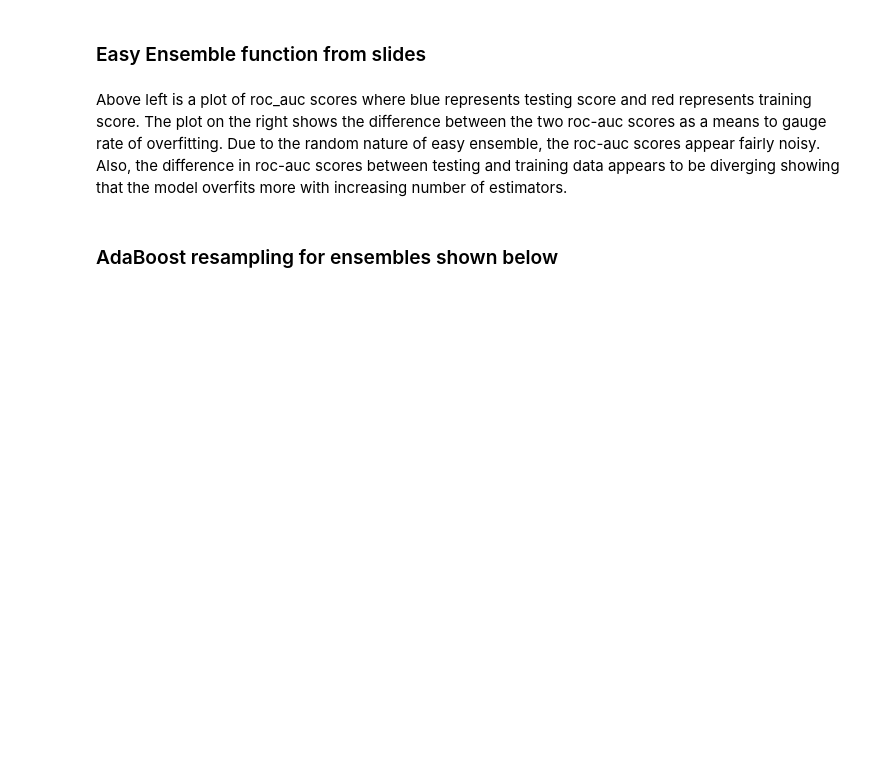
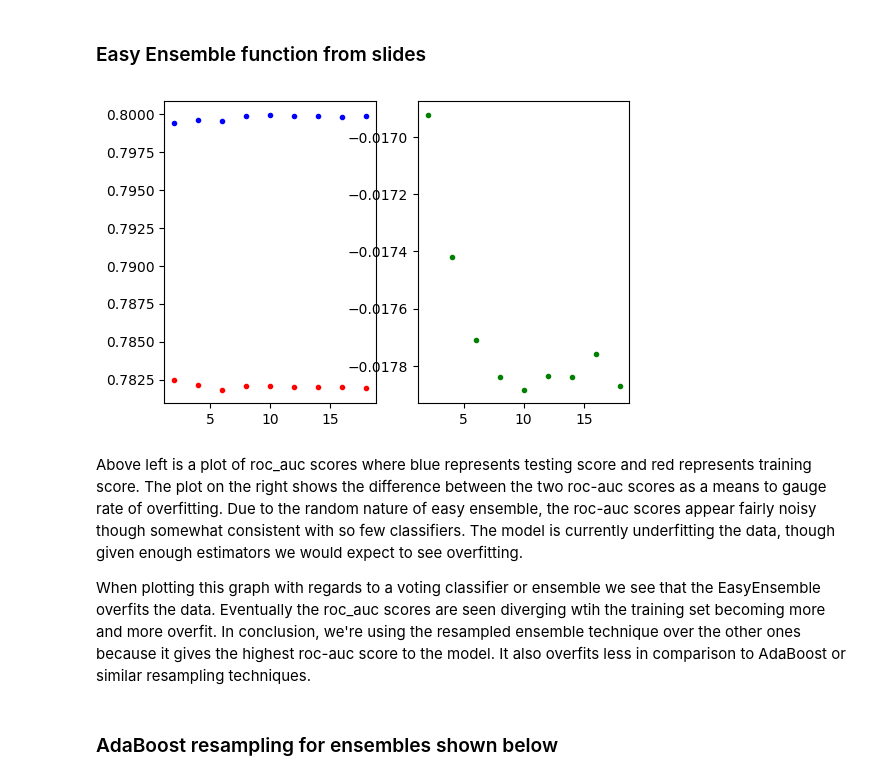
Before and after one commit to jagerhartman1/homework-iii-jagerhartman1-master, a Jupyter notebook: hw3_starter_notebook.ipynb, the cells around one changed output. Drawn from its saved outputs; the diff is of its cells as text; code cells hidden in the pictures; blank space fills up the shorter version.

```diff
--- a/hw3_starter_notebook.ipynb
+++ b/hw3_starter_notebook.ipynb
@@ -1175,23 +1213,2 @@ out.to_csv('holdout_pred.csv', index = False)
 # %% [markdown]
 ### Evaluation
-# %%
-from sklearn.metrics import roc_curve
-oversample_pipe.fit(X_train, y_train)
-props_oversample = oversample_pipe.predict_proba(X_test)[:, 1]
-fpr_over, tpr_over, _ = roc_curve(y_test, props_oversample)
-
-undersample_pipe.fit(X_train, y_train)
-props_undersample = undersample_pipe.predict_proba(X_test)[:, 1]
-fpr_under, tpr_under, _ = roc_curve(y_test, props_undersample)
-
-lr = LogisticRegression().fit(X_train, y_train)
-props_original = lr.predict_proba(X_test)[:, 1]
-fpr_org, tpr_org, _ = roc_curve(y_test, props_original)
-
-plt.plot(fpr_org, tpr_org, label="original")
-plt.plot(fpr_over, tpr_over, label="oversample")
-plt.plot(fpr_under, tpr_under, label="undersample")
-plt.legend()
-plt.title("ROC Curve")
-plt.xlabel("FPR")
-plt.ylabel("TPR")
@@ -1333,7 +1405,7 @@ print("stacking on both RUS and SMOTE", roc_auc_score(y_test, get_proba(X_test_b
 # %%
 from sklearn.base import clone
 
-def make_resampled_ensemble(estimator, n_estimators = 100):
+def make_resampled_ensemble(estimator, n_estimators = 5):
     estimators = []
     for i in range(n_estimators):
         est = clone(estimator)
@@ -1346,25 +1418,26 @@ def make_resampled_ensemble(estimator, n_estimators = 100):
 # %%
 fig = plt.figure()
 axes_1=fig.add_subplot(1,2,1)
 axes_2 = fig.add_subplot(1,2,2)
-for n in range(2,20):
+for n in range(2,20,2):
     easy_voting = make_resampled_ensemble(LogisticRegression(C=0.01), n_estimators = n)
-    reshaper = FunctionTransformer(lambda X_: np.rollaxis(X_, 1).reshape(-1,2*n)[:, 1::2], validate=False)
-    stacking_2 = make_pipeline(easy_voting, reshaper, LogisticRegression(C=100))
-    stacking_2.fit(X_train_t, y_train_t)
-
-    y_score_test = pd.DataFrame(stacking_2.predict_proba(X_test_t))[1]
+    easy_voting.fit(X_train, y_train)
+    y_score_test = pd.DataFrame(easy_voting.predict_proba(X_test))[1]
     axes_1.plot(n, roc_auc_score(y_test, y_score_test), 'b.')
 
-    y_score_train = pd.DataFrame(stacking_2.predict_proba(X_train_t))[1]
-    axes_1.plot(n, roc_auc_score(y_train_t, y_score_train), 'r.')
+    y_score_train = pd.DataFrame(easy_voting.predict_proba(X_train))[1]
+    axes_1.plot(n, roc_auc_score(y_train, y_score_train), 'r.')
 
-    diff = roc_auc_score(y_train_t, y_score_train) - roc_auc_score(y_test, y_score_test)
+    diff = roc_auc_score(y_train, y_score_train) - roc_auc_score(y_test, y_score_test)
     axes_2.plot(n, diff, 'g.')
 
 plt.show()
+# %% [output]
+[figure, added]
 # %% [markdown]
-Above left is a plot of roc_auc scores where blue represents testing score and red represents training score.  The plot on the right shows the difference between the two roc-auc scores as a means to gauge rate of overfitting.  Due to the random nature of easy ensemble, the roc-auc scores appear fairly noisy.  Also, the difference in roc-auc scores between testing and training data appears to be diverging showing that the model overfits more with increasing number of estimators.
+Above left is a plot of roc_auc scores where blue represents testing score and red represents training score.  The plot on the right shows the difference between the two roc-auc scores as a means to gauge rate of overfitting.  Due to the random nature of easy ensemble, the roc-auc scores appear fairly noisy though somewhat consistent with so few classifiers.  The model is currently underfitting the data, though given enough estimators we would expect to see overfitting.
+
+When plotting this graph with regards to a voting classifier or ensemble we see that the EasyEnsemble overfits the data.  Eventually the roc_auc scores are seen diverging wtih the training set becoming more and more overfit. In conclusion, we're using the resampled ensemble technique over the other ones because it gives the highest roc-auc score to the model.  It also overfits less in comparison to AdaBoost or similar resampling techniques.
 # %% [markdown]
 ### AdaBoost resampling for ensembles shown below
 # %%
```
Also changed, not shown: parts of 96 cells of this notebook, 1 other file.
